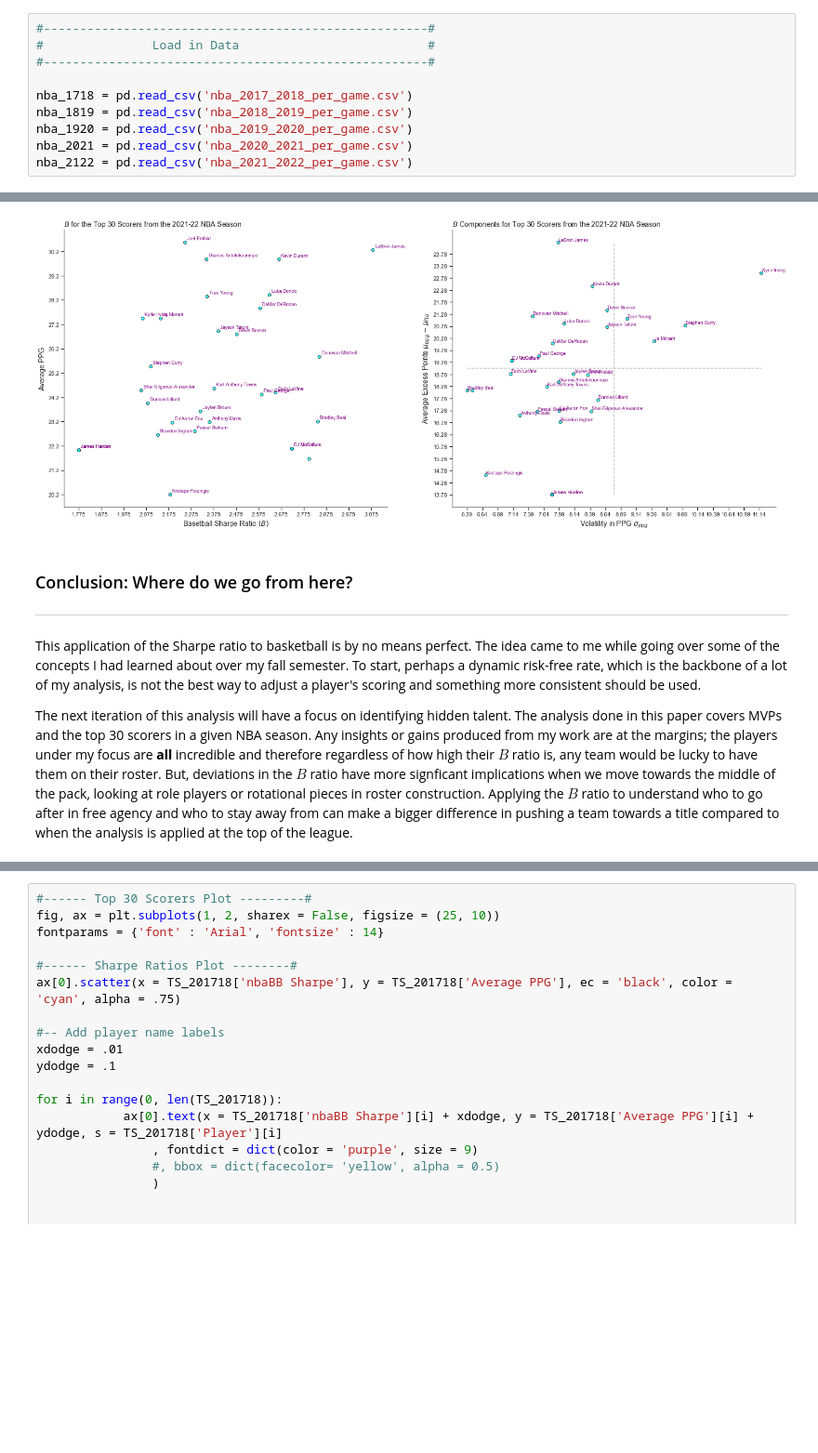
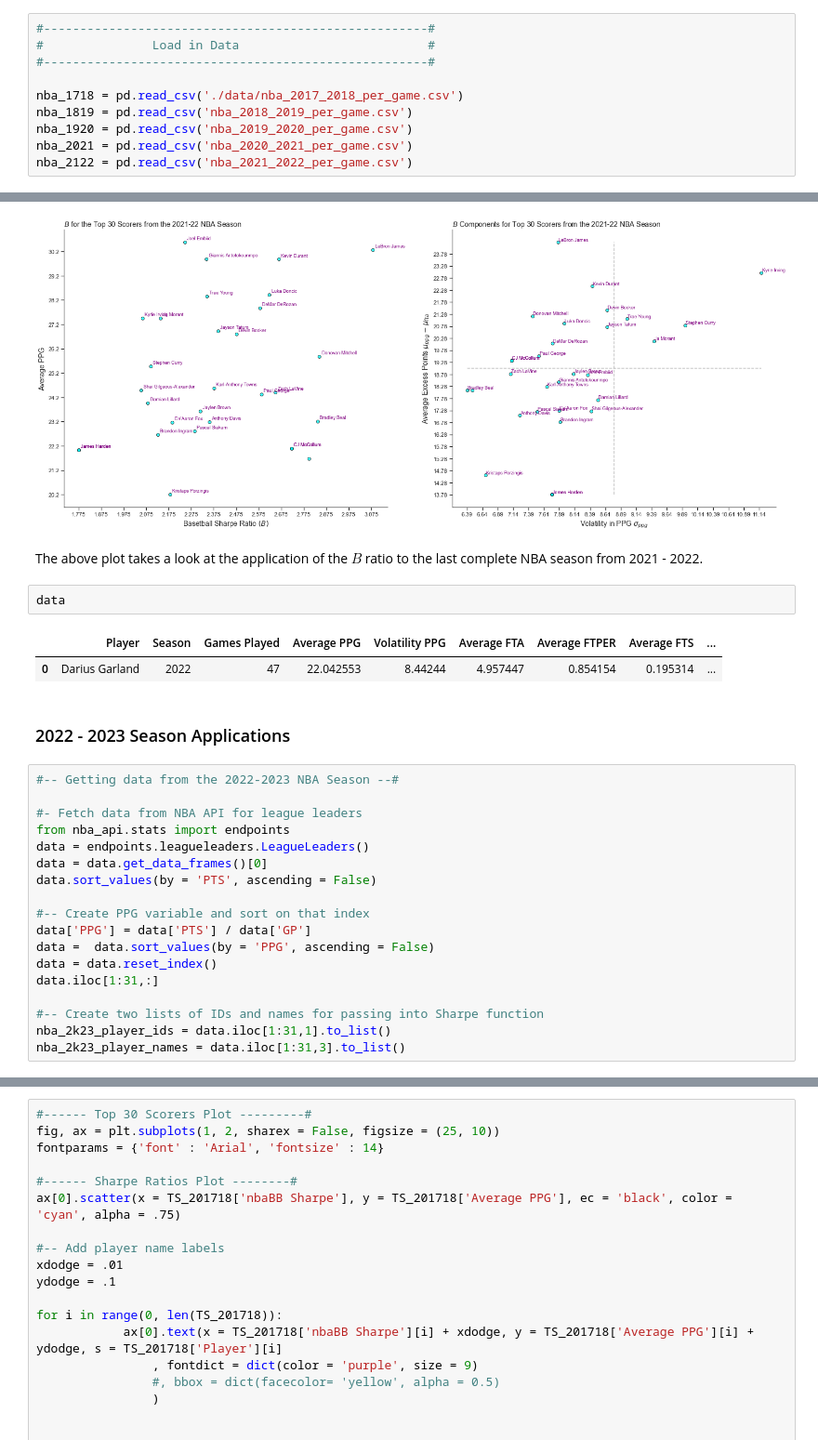
Before and after one commit to kirankrishnamurthi/NBA-Sharpe-Ratios, a Jupyter notebook: nba_sharpe.ipynb, the cells around one changed output, grey strips where cells are left out. Shown at 93% size. Saved outputs shown, nothing was run; the diff lists cells and outputs as text; blank space fills up the shorter version.

```diff
--- a/nba_sharpe.ipynb
+++ b/nba_sharpe.ipynb
@@ -38,7 +38,7 @@ sns.set_theme(style="ticks", rc=custom_params)
 #               Load in Data                          #
 #-----------------------------------------------------#
 
-nba_1718 = pd.read_csv('nba_2017_2018_per_game.csv')
+nba_1718 = pd.read_csv('./data/nba_2017_2018_per_game.csv')
 nba_1819 = pd.read_csv('nba_2018_2019_per_game.csv')
 nba_1920 = pd.read_csv('nba_2019_2020_per_game.csv')
 nba_2021 = pd.read_csv('nba_2020_2021_per_game.csv')
@@ -564,10 +603,30 @@ fig.show()
 # %% [output]
 Matplotlib is currently using module://matplotlib_inline.backend_inline, which is a non-GUI backend, so cannot show the figure.
 [figure]
-# %% [markdown]
-### Conclusion: Where do we go from here?
----
-
-This application of the Sharpe ratio to basketball is by no means perfect. The idea came to me while going over some of the concepts I had learned about over my fall semester. To start, perhaps a dynamic risk-free rate, which is the backbone of a lot of my analysis, is not the best way to adjust a player's scoring and something more consistent should be used.
-
-The next iteration of this analysis will have a focus on identifying hidden talent. The analysis done in this paper covers MVPs and the top 30 scorers in a given NBA season. Any insights or gains produced from my work are at the margins; the players under my focus are **all** incredible and therefore regardless of how high their $B$ ratio is, any team would be lucky to have them on their roster. But, deviations in the $B$ ratio have more signficant implications when we move towards the middle of the pack, looking at role players or rotational pieces in roster construction. Applying the $B$ ratio to understand who to go after in free agency and who to stay away from can make a bigger difference in pushing a team towards a title compared to when the analysis is applied at the top of the league.
+# %% [markdown]
+The above plot takes a look at the application of the $B$ ratio to the last complete NBA season from 2021 - 2022.
+# %%
+data
+# %% [output]
+|  | Player | Season | Games Played | Average PPG | Volatility PPG | Average FTA | Average FTPER | Average FTS | ... |
+| 0 | Darius Garland | 2022 | 47 | 22.042553 | 8.44244 | 4.957447 | 0.854154 | 0.195314 | ... |
+# %% [markdown]
+### 2022 - 2023 Season Applications
+# %%
+#-- Getting data from the 2022-2023 NBA Season --#
+
+#- Fetch data from NBA API for league leaders
+from nba_api.stats import endpoints
+data = endpoints.leagueleaders.LeagueLeaders()
+data = data.get_data_frames()[0]
+data.sort_values(by = 'PTS', ascending = False)
+
+#-- Create PPG variable and sort on that index
+data['PPG'] = data['PTS'] / data['GP']
+data =  data.sort_values(by = 'PPG', ascending = False)
+data = data.reset_index()
+data.iloc[1:31,:]
+
+#-- Create two lists of IDs and names for passing into Sharpe function
+nba_2k23_player_ids = data.iloc[1:31,1].to_list()
+nba_2k23_player_names = data.iloc[1:31,3].to_list()
```
Also changed, not shown: parts of 12 cells of this notebook, 20 other files.
